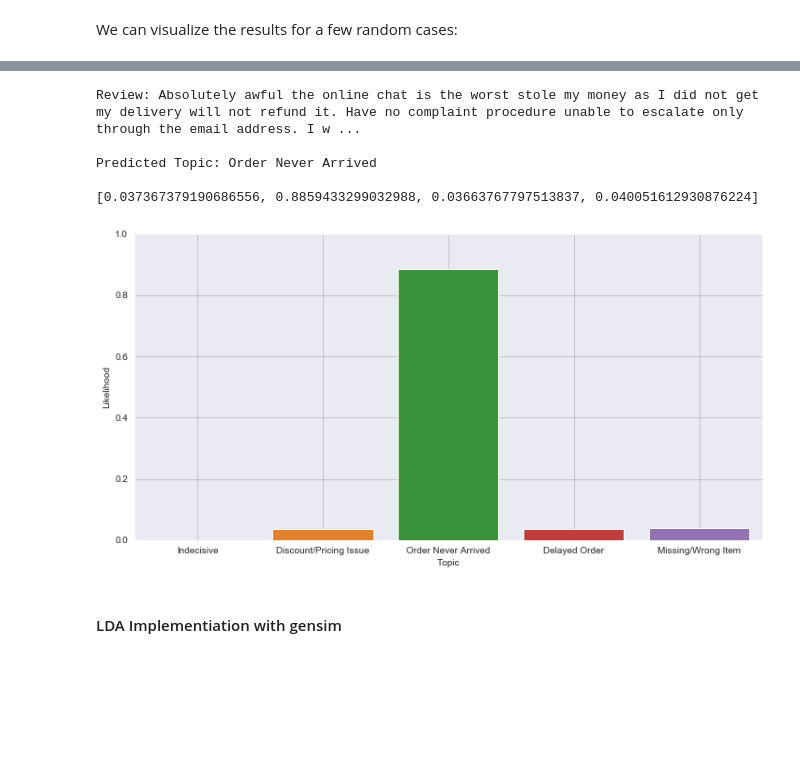
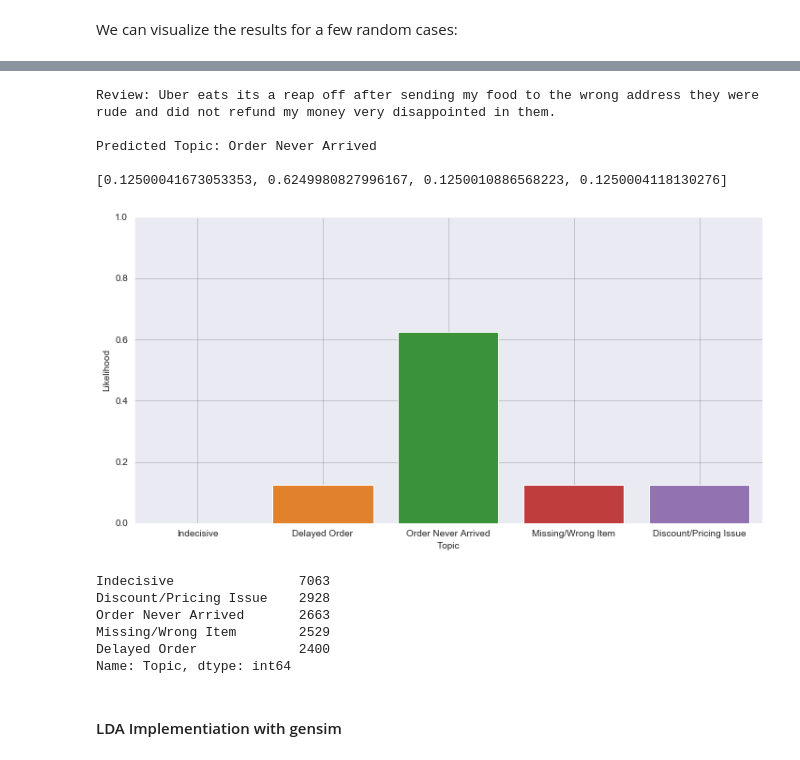
Before and after one commit to gpsyrou/Text_Analysis_of_Consumer_Reviews, a Jupyter notebook: jupyter_notebook/reviews.ipynb, the cells around one changed output, grey strips where cells are left out. Cells and saved outputs as stored; diff of their text form; code cells hidden in the pictures; blank space fills up the shorter version.

```diff
--- a/jupyter_notebook/reviews.ipynb
+++ b/jupyter_notebook/reviews.ipynb
@@ -529,6 +530,9 @@ cv.shape
 vect_matrix_df = pd.DataFrame(cv.toarray(), columns=vectorizer.get_feature_names())
 # %%
 def vect_to_ngrams_col(vector_matrix_df: pd.DataFrame) -> List[List['str']]:
+    """ Given a sparse matrix, get the column names where respective columns of that document
+    have non-zero values - indicating that the relative column is a word present in the document.
+    """
     combined_ngrams_ls = []
     for i in vect_matrix_df.index:
         ngrams_ls = []
@@ -539,7 +543,7 @@ def vect_to_ngrams_col(vector_matrix_df: pd.DataFrame) -> List[List['str']]:
 # %%
 ngrams_gen = vect_to_ngrams_col(vector_matrix_df=vect_matrix_df)
 # %%
-reviews_df['Ngrams_combined'] = ngrams_gen
+reviews_df['ngrams'] = ngrams_gen
 # %%
 reviews_df.iloc[0]['Clean_Review_String']
 # %% [output]
@@ -724,13 +723,22 @@ Predicted Topic: Discount/Pricing Issue
 [figure]
 # %%
-get_review_summary(input_df=reviews_df, rev_idx=1291, topics_map=topics_map)
+get_review_summary(input_df=reviews_df, rev_idx=6090, topics_map=topics_map)
 # %% [output]
-Review: Absolutely awful the online chat is the worst stole my money as I did not get my delivery will not refund it. Have no complaint procedure unable to escalate only through the email address. I w ...
+Review: Uber eats its a reap off after sending my food to the wrong address they were rude and did not refund my money very disappointed in them.
 
 Predicted Topic: Order Never Arrived
 
-[0.037367379190686556, 0.8859433299032988, 0.03663767797513837, 0.040051612930876224]
+[0.12500041673053353, 0.6249980827996167, 0.1250010886568223, 0.1250004118130276]
-[figure, old version]
+[figure, new version]
+# %%
+reviews_df['Topic'].value_counts()
+# %% [output]
+Indecisive                7063
+Discount/Pricing Issue    2928
+Order Never Arrived       2663
+Missing/Wrong Item        2529
+Delayed Order             2400
+Name: Topic, dtype: int64
 # %% [markdown]
 #### LDA Implementiation with gensim
 # %%
```
Also changed, not shown: parts of 17 cells of this notebook.
